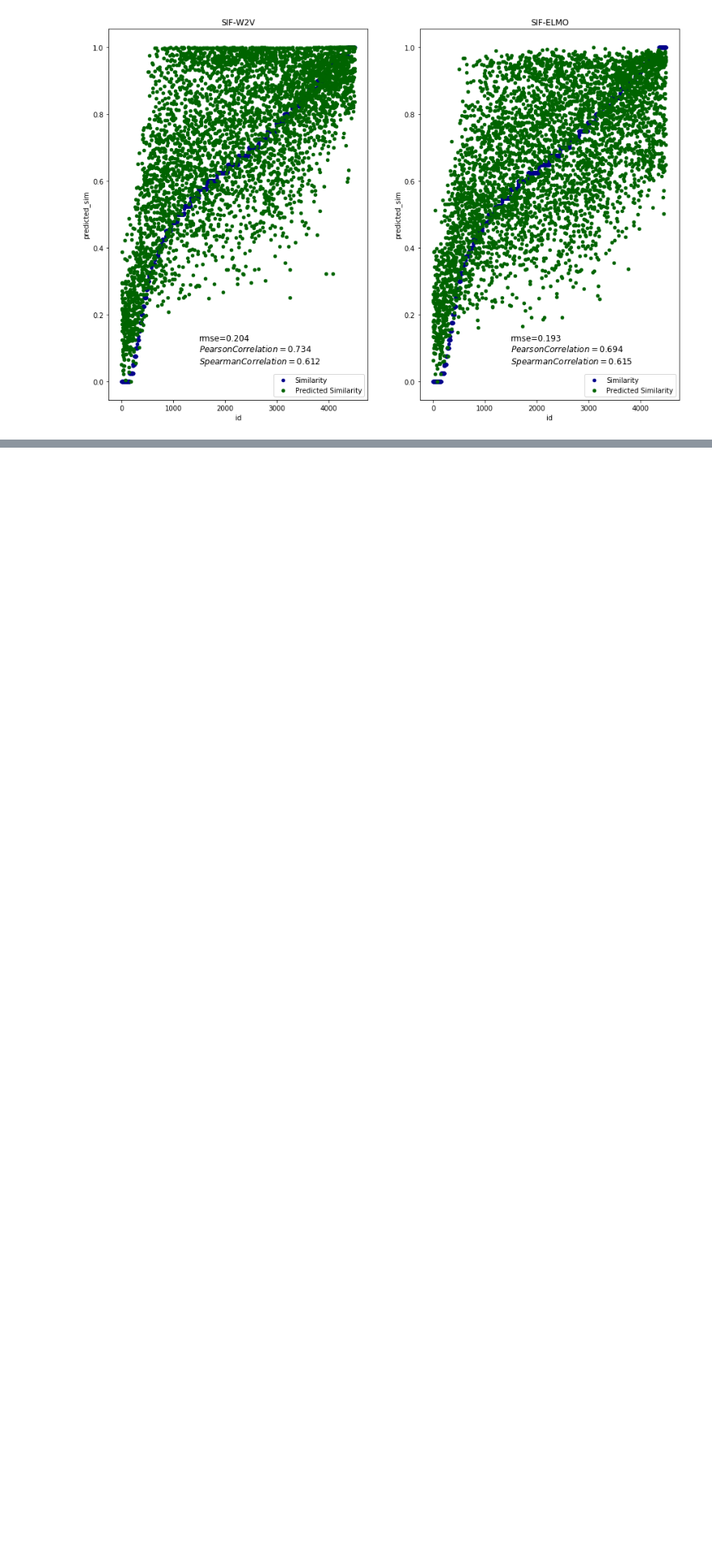
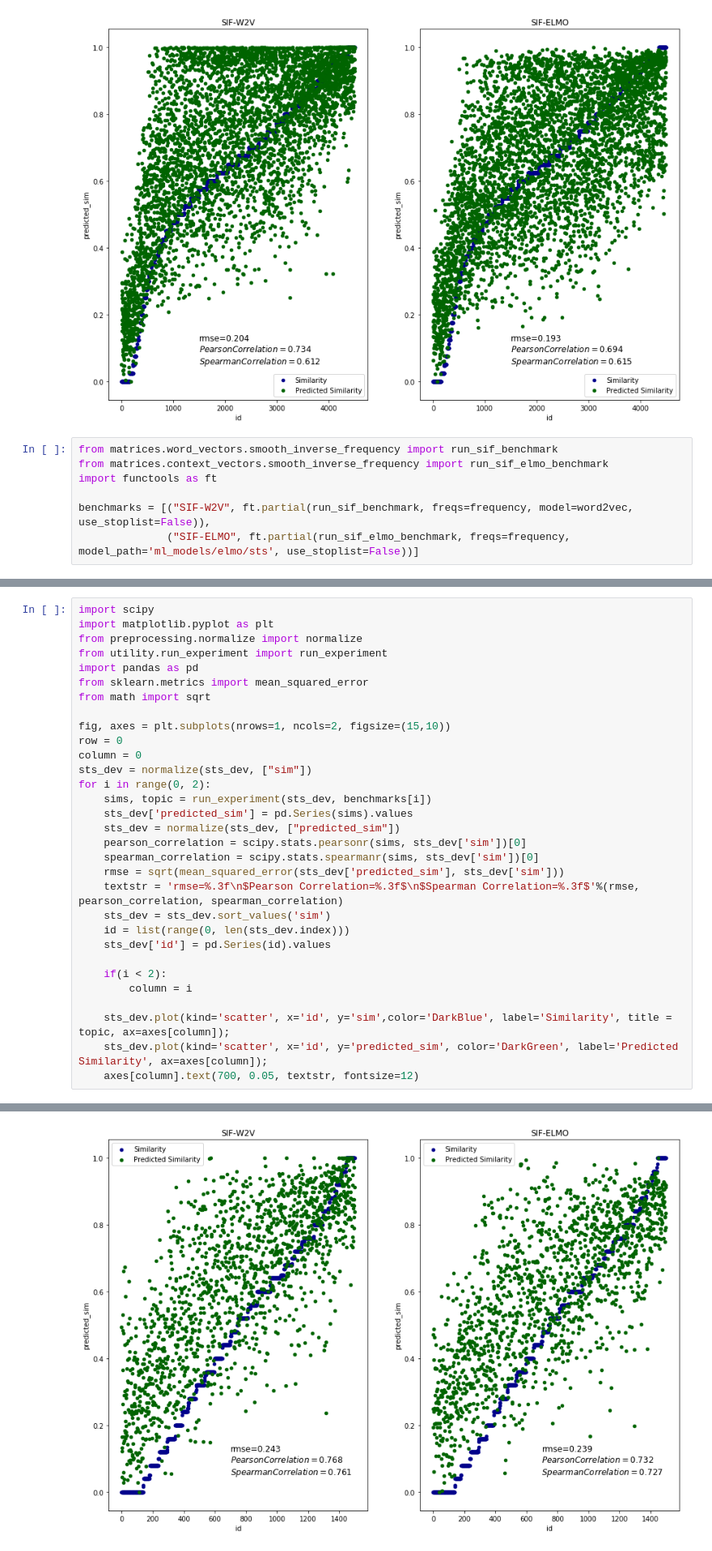
Before and after one commit to TharinduDR/Simple-Sentence-Similarity, a Jupyter notebook: Sentence Similarity - Context Vectors.ipynb, the cells around one changed output, grey strips where cells are left out. Shown at 81% size. Cells and saved outputs as stored; diff of their text form; blank space fills up the shorter version.

```diff
--- a/Sentence Similarity - Context Vectors.ipynb
+++ b/Sentence Similarity - Context Vectors.ipynb
@@ -198,3 +198,10 @@ for i in range(0, 2):
     axes[column].text(1500, 0.05, textstr, fontsize=12)
 # %% [output]
 [figure]
+# %%
+from matrices.word_vectors.smooth_inverse_frequency import run_sif_benchmark
+from matrices.context_vectors.smooth_inverse_frequency import run_sif_elmo_benchmark
+import functools as ft
+
+benchmarks = [("SIF-W2V", ft.partial(run_sif_benchmark, freqs=frequency, model=word2vec, use_stoplist=False)),
+              ("SIF-ELMO", ft.partial(run_sif_elmo_benchmark, freqs=frequency, model_path='ml_models/elmo/sts', use_stoplist=False))]
@@ -200,0 +210,32 @@ for i in range(0, 2):
+# %%
+import scipy
+import matplotlib.pyplot as plt
+from preprocessing.normalize import normalize
+from utility.run_experiment import run_experiment
+import pandas as pd
+from sklearn.metrics import mean_squared_error
+from math import sqrt
+
+fig, axes = plt.subplots(nrows=1, ncols=2, figsize=(15,10))
+row = 0
+column = 0
+sts_dev = normalize(sts_dev, ["sim"])
+for i in range(0, 2):
+    sims, topic = run_experiment(sts_dev, benchmarks[i])
+    sts_dev['predicted_sim'] = pd.Series(sims).values
+    sts_dev = normalize(sts_dev, ["predicted_sim"])
+    pearson_correlation = scipy.stats.pearsonr(sims, sts_dev['sim'])[0]
+    spearman_correlation = scipy.stats.spearmanr(sims, sts_dev['sim'])[0]
+    rmse = sqrt(mean_squared_error(sts_dev['predicted_sim'], sts_dev['sim']))
+    textstr = 'rmse=%.3f\n$Pearson Correlation=%.3f$\n$Spearman Correlation=%.3f$'%(rmse, pearson_correlation, spearman_correlation)
+    sts_dev = sts_dev.sort_values('sim')
+    id = list(range(0, len(sts_dev.index)))
+    sts_dev['id'] = pd.Series(id).values
+
+    if(i < 2):
+        column = i
+
+    sts_dev.plot(kind='scatter', x='id', y='sim',color='DarkBlue', label='Similarity', title = topic, ax=axes[column]);
+    sts_dev.plot(kind='scatter', x='id', y='predicted_sim', color='DarkGreen', label='Predicted Similarity', ax=axes[column]);
+    axes[column].text(700, 0.05, textstr, fontsize=12)
+# %% [output]
@@ -201,3 +245,4 @@ for i in range(0, 2):
+[figure, added]
 # %% [markdown]
 ### Word Mover's Distance
 Word mover's distance is a popular alternative to the simple average embedding similarity. The Word Mover's Distance uses the word embeddings of the words in two texts to measure the minimum amount that the words in one text need to "travel" in semantic space to reach the words of the other text.
```
Also changed, not shown: parts of 2 cells of this notebook.
